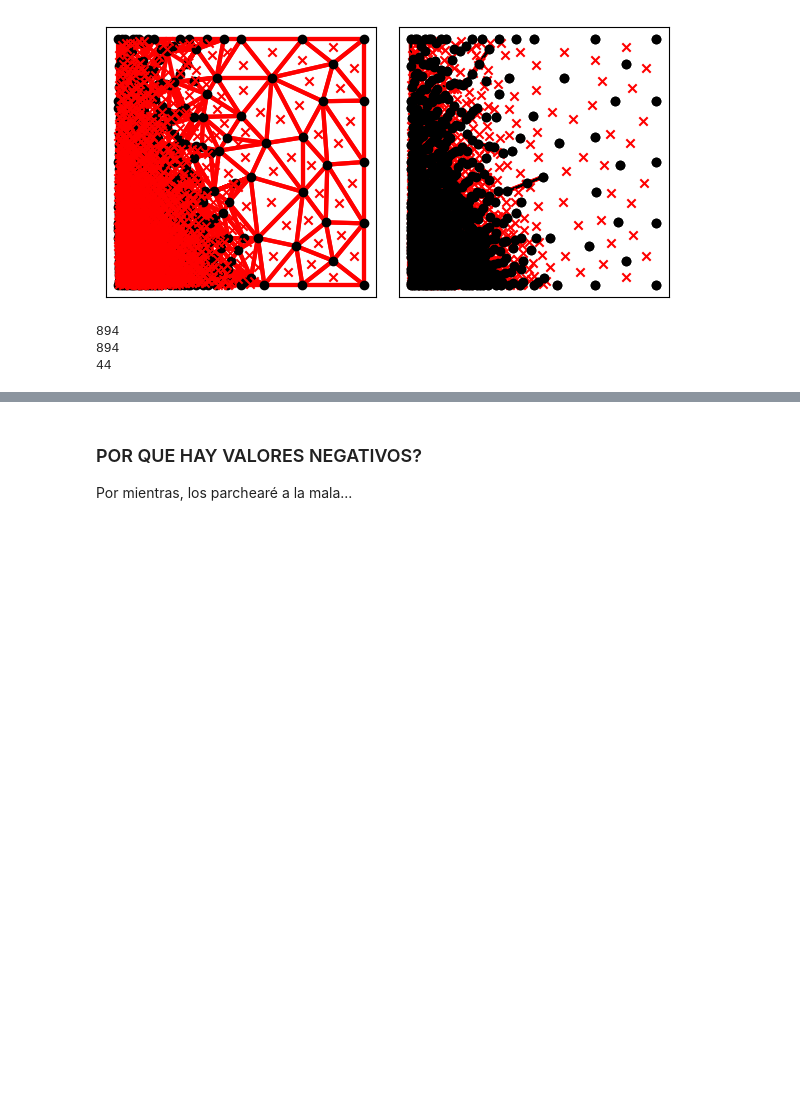
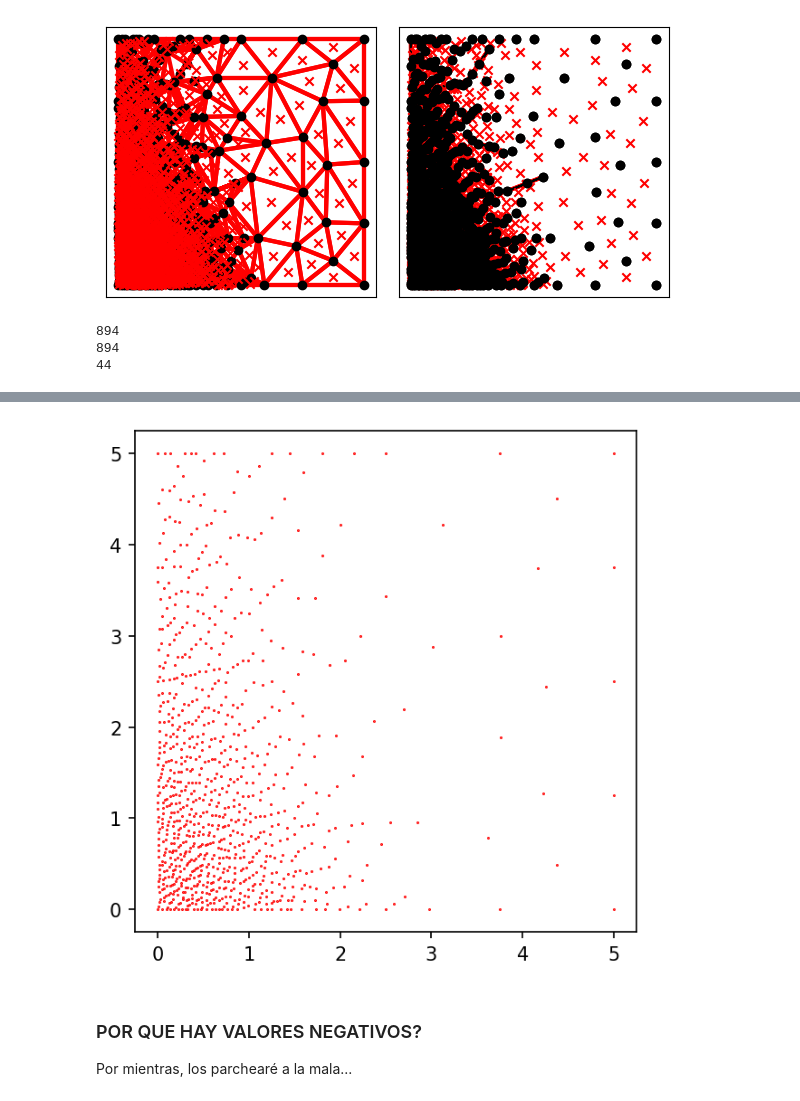
Before and after one commit to NeutralElement/ASHA-Algorithm, a Jupyter notebook: VE-Delau-LP.ipynb, the cells around one changed output, grey strips where cells are left out. Saved outputs shown, nothing was run; the diff lists cells and outputs as text; code cells hidden in the pictures; blank space fills up the shorter version.

```diff
--- a/VE-Delau-LP.ipynb
+++ b/VE-Delau-LP.ipynb
@@ -552,3 +535,7 @@ plt.show()
+# %%
+graficar_mallado([],vertices,150)
+# %% [output]
+[figure, added]
 # %% [markdown]
 ### POR QUE HAY VALORES NEGATIVOS?
 
```
Also changed, not shown: parts of 19 cells of this notebook, 1 other file.
